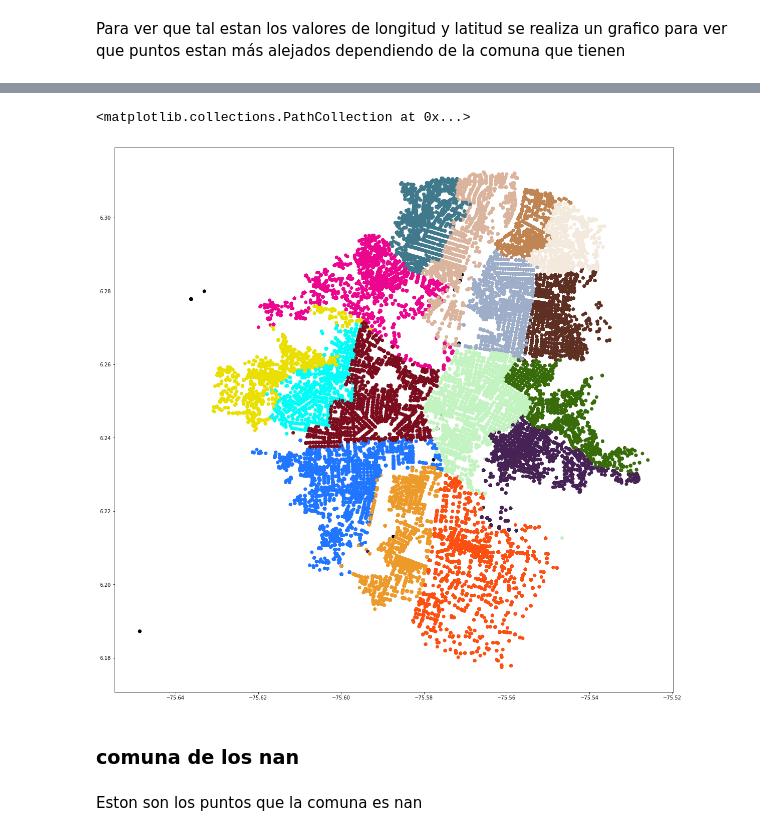
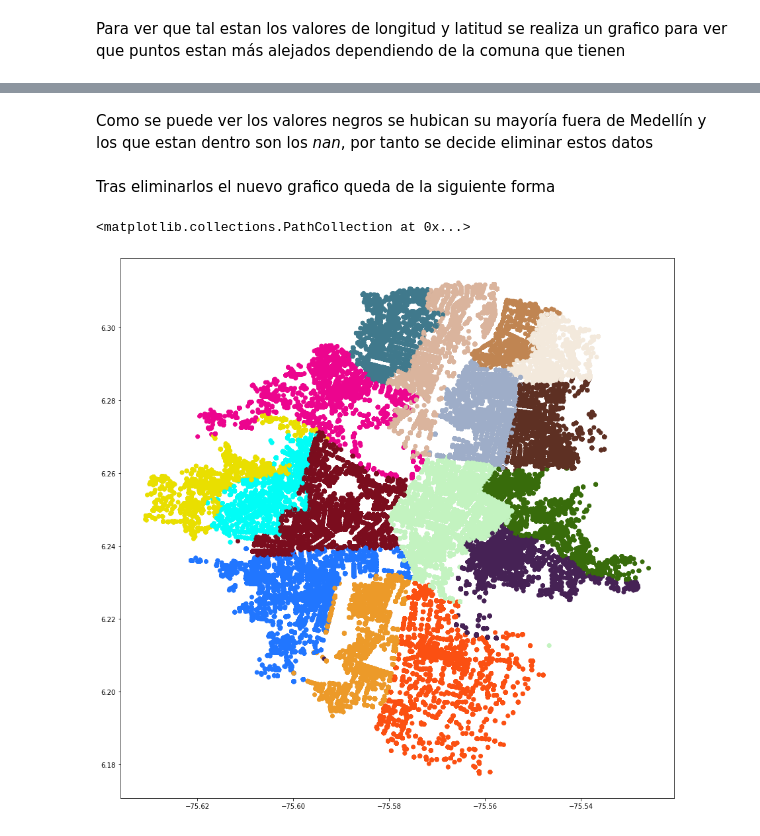
Before and after one commit to cdbolivarz/-Accidentality_Predictions_Medellin, a Jupyter notebook: Limpieza__y_formato.ipynb, the cells around one changed output, grey strips where cells are left out. Drawn from its saved outputs; the diff is of its cells as text; code cells hidden in the pictures.

Commit message:
drop de comunas y barrios nan y cambio en nombres barrios

```diff
--- a/Limpieza__y_formato.ipynb
+++ b/Limpieza__y_formato.ipynb
@@ -226,3 +225,5 @@ len(barrios)
+# %%
+df = df.dropna(subset=['barrio'],axis=0)
 # %% [markdown]
 ## Comunas
 # %%
@@ -274,7 +277,7 @@ df = df.replace({'comuna':{ 'alejandro echavarría': 'buenos aires',
 # %%
 df = df.replace({'comuna':{'in':np.nan,
                                 'jesús nazareno':'la candelaria',
-                                'la alpujarra':np.nan,
+                                'la alpujarra':'la candelaria',
                                 'la colina':'guayabal',
                                 'la floresta':'la américa',
                                 'la rosa':'santa cruz',
@@ -290,7 +293,7 @@ df = df.replace({'comuna':{'in':np.nan,
                                 'miranda':'aranjuez',
                                 'moravia':'aranjuez',
                                 'naranjal':'laureles-estadio',
-                                'oleoducto':np.nan,
+                                'oleoducto':'castilla',
                                 'parque juan pablo ii':'buenos aires',
                                 'patio bonito':'el poblado',
                                 'perpetuo socorro':'la candelaria',
@@ -303,7 +306,7 @@ df = df.replace({'comuna':{'in':np.nan,
                                 'sn':np.nan,
                                 'suramericana':'laureles-estadio',
                                 'toscana':'castilla',
-                                'universidad de antioquia':np.nan,
+                                'universidad de antioquia': 'aranjuez',
                                 'veinte de julio':'san javier',
                                 'villa carlota':'el poblado',
                                 'villa guadalupe':'popular'}})
@@ -369,17 +369,21 @@ dfcopy['colores'] = asignacion
+# %%
+df['colores'] = asignacion
+# %% [markdown]
+Como se puede ver los valores negros se hubican su mayoría fuera de Medellín y los que estan dentro son los *nan*, por tanto se decide eliminar estos datos
 # %%
-dfcopy = dfcopy.set_index('comuna')
-dfcopy = dfcopy.drop(['corregimiento de altavista','corregimiento de san antonio de prado',
+df = df.set_index('comuna')
+df = df.drop(['corregimiento de altavista','corregimiento de san antonio de prado',
                     'corregimiento de san cristóbal','corregimiento de san sebastián de palmitas',
                     'corregimiento de santa elena','corregimiento san antorio de prado'], axis=0)
+df = df.reset_index()
+df = df.dropna(subset=['comuna'],axis=0)
+# %% [markdown]
+Tras eliminarlos el nuevo grafico queda de la siguiente forma
 # %%
-x = list(dfcopy['longitud'])
-y = list(dfcopy['latitud'])
-plt.figure(figsize=(20,20))
-plt.scatter(x,y,c=list(dfcopy['colores']))
+x = list(df['longitud'])
+y = list(df['latitud'])
+plt.figure(figsize=(15,15))
+plt.scatter(x,y,c=list(df['colores']))
 # %% [output]
 <matplotlib.collections.PathCollection at 0x...>
-[figure, old version]
+[figure, new version]
-# %% [markdown]
-### comuna de los nan
-# %% [markdown]
-Eston son los puntos que la comuna es nan
```
Also changed, not shown: parts of 29 cells of this notebook.
